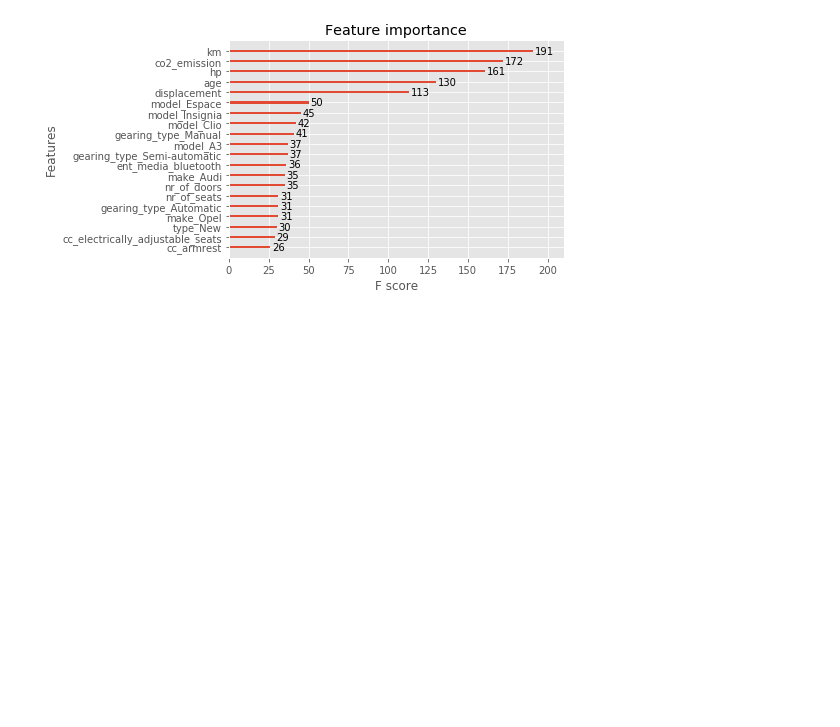
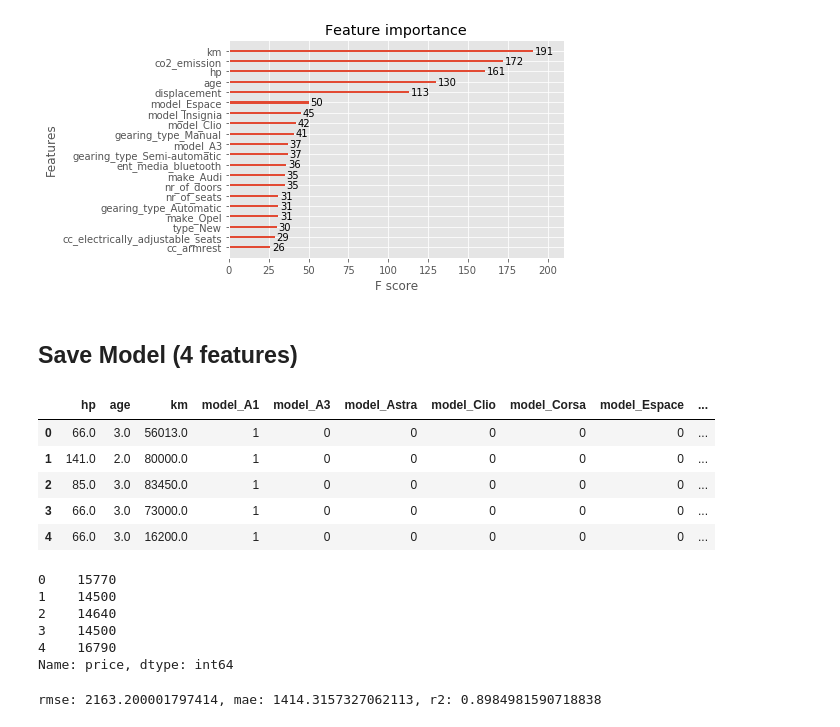
Before and after one commit to kaymal/price-prediction, a Jupyter notebook: trgt/model-final.ipynb, the cells around one changed output. Saved outputs shown, nothing was run; the diff lists cells and outputs as text; code cells hidden in the pictures; blank space fills up the shorter version.

```diff
--- a/trgt/model-final.ipynb
+++ b/trgt/model-final.ipynb
@@ -407,3 +416,30 @@ xgb.plot_importance(xg_reg, max_num_features=20)
 # %% [output]
 <matplotlib.axes._subplots.AxesSubplot at 0x...>
 [figure]
+# %% [markdown]
+## Save Model (4 features)
+# %%
+# Import imputed data
+df_no_dummy = pd.read_pickle("autos_clean_no_dummy_20190805.pkl")
+# %%
+# Create features and target (df)
+X = pd.get_dummies(df_no_dummy[['hp', 'age', 'km', 'model']]) # features
+y = df_no_dummy['price'] # target
+# %%
+X.head()
+# %% [output]
+|  | hp | age | km | model_A1 | model_A3 | model_Astra | model_Clio | model_Corsa | model_Espace | ... |
+| 0 | 66.0 | 3.0 | 56013.0 | 1 | 0 | 0 | 0 | 0 | 0 | ... |
+| 1 | 141.0 | 2.0 | 80000.0 | 1 | 0 | 0 | 0 | 0 | 0 | ... |
+| 2 | 85.0 | 3.0 | 83450.0 | 1 | 0 | 0 | 0 | 0 | 0 | ... |
+| 3 | 66.0 | 3.0 | 73000.0 | 1 | 0 | 0 | 0 | 0 | 0 | ... |
+| 4 | 66.0 | 3.0 | 16200.0 | 1 | 0 | 0 | 0 | 0 | 0 | ... |
+# %%
+y.head()
+# %% [output]
+0    15770
+1    14500
+2    14640
+3    14500
+4    16790
+Name: price, dtype: int64
@@ -409,0 +449,11 @@ xgb.plot_importance(xg_reg, max_num_features=20)
+# %%
+reg_rf = RandomForestRegressor(n_estimators=100, random_state=57)
+
+reg_rf.fit(X_train, y_train)
+
+# Calculate evaluation metrics
+rmse, mae, r2 = eval_metrics(y_test, reg_rf.predict(X_test))
+
+print("rmse: {}, mae: {}, r2: {}".format(rmse, mae, r2))
+# %% [output]
+rmse: 2163.200001797414, mae: 1414.3157327062113, r2: 0.8984981590718838
```
Also changed, not shown: parts of 10 cells of this notebook.
